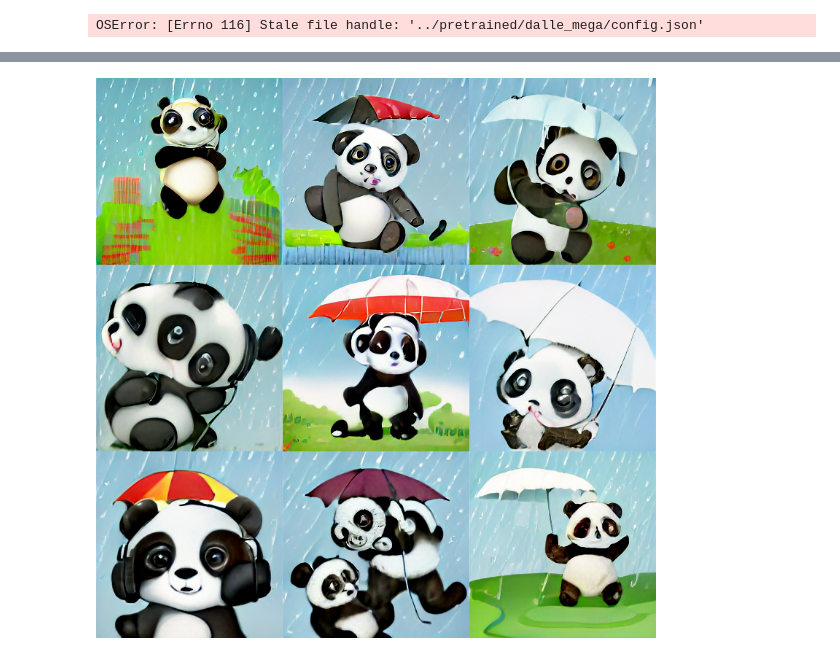
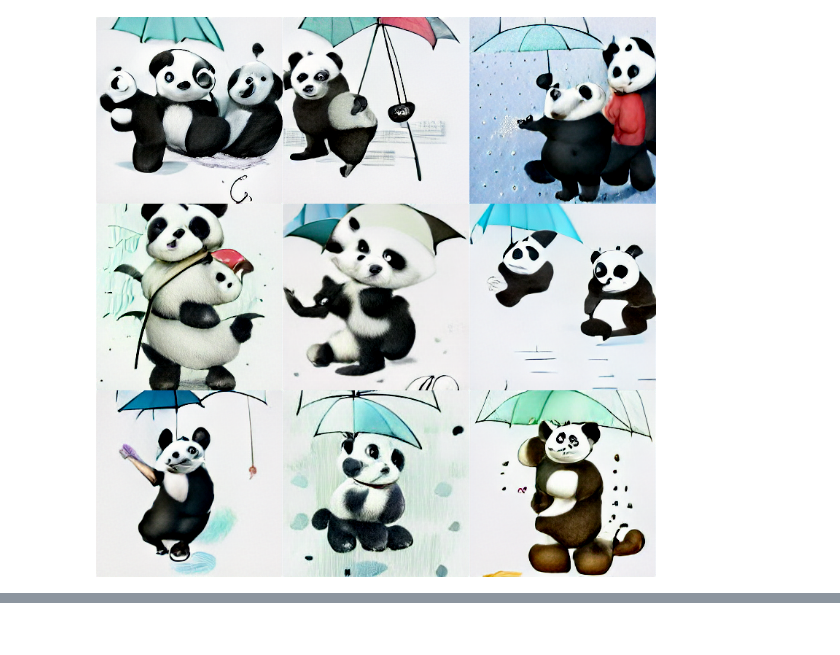
Before and after one commit to hudeven/ai-draw-and-guess, a Jupyter notebook: modeling/notebooks/dalle.ipynb, the cells around one changed output, grey strips where cells are left out. Drawn from its saved outputs; the diff is of its cells as text; code cells hidden in the pictures.

Commit message:
clean up notebook with predict function

```diff
--- a/modeling/notebooks/dalle.ipynb
+++ b/modeling/notebooks/dalle.ipynb
@@ -33,9 +12,0 @@ from models.dalle.dalle import MinDalle
-# %%
-torch.manual_seed(0)
-torch.set_grad_enabled(False)
-torch.backends.cudnn.enabled = True
-torch.backends.cudnn.allow_tf32 = True
-
-model = MinDalle(root_dir='../pretrained', dtype=torch.float32)
-# %% [output]
-OSError: [Errno 116] Stale file handle: '../pretrained/dalle_mega/config.json'
@@ -42,21 +40,13 @@ OSError: [Errno 116] Stale file handle: '../pretrained/dalle_mega/config.json'
 # %%
 %%time
 
-text = "an illustration of a baby panda with headphones holding an umbrella in the rain"
-# text = "A dragon fruit wearing karate belt in the snow"
-seamless = False
-grid_size = 3
-temperature = 1
-supercondition_factor = 16
-top_k = 128
-
-image = model.generate_image(
-    text=text,
-    grid_size=grid_size,
-    is_seamless=seamless,
-    temperature=temperature,
-    top_k=int(top_k),
-    supercondition_factor=float(supercondition_factor)
+predict(
+    text="an illustration of a baby panda with headphones holding an umbrella in the rain",
+    seamless=False,
+    grid_size=3,
+    temperature=1,
+    supercondition_factor=16,
+    top_k=128,
 )
-Image.fromarray(image)
 # %% [output]
+[figure, new version]
@@ -65 +54,0 @@ Wall time: 14 s
-[figure, old version]
```
Also changed, not shown: parts of 14 cells of this notebook.
